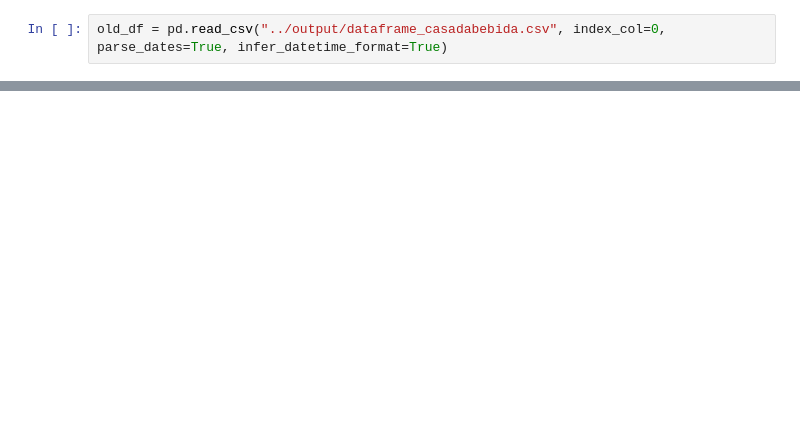
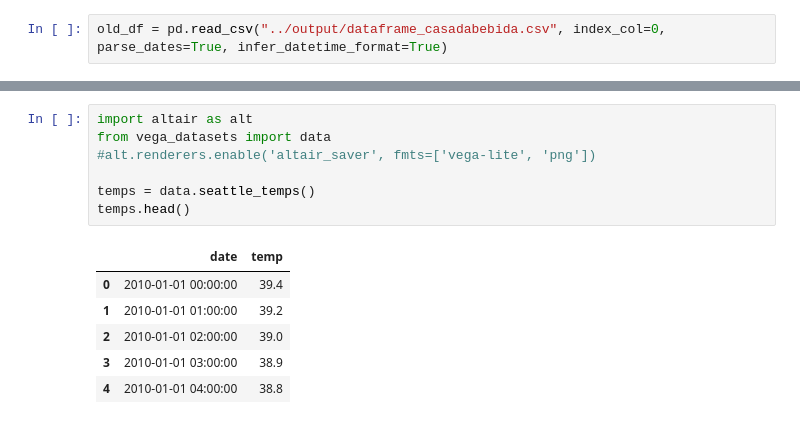
Before and after one commit to rsilveira79/whisky_trends_BR, a Jupyter notebook: notebooks/whisky_crawler.ipynb, the cells around one changed output, grey strips where cells are left out. Drawn from its saved outputs; the diff is of its cells as text; blank space fills up the shorter version.

Commit message:
plotting with altair

```diff
--- a/notebooks/whisky_crawler.ipynb
+++ b/notebooks/whisky_crawler.ipynb
@@ -192,0 +200,14 @@ old_df
+# %%
+import altair as alt
+from vega_datasets import data
+#alt.renderers.enable('altair_saver', fmts=['vega-lite', 'png'])
+
+temps = data.seattle_temps()
+temps.head()
+# %% [output]
+|  | date | temp |
+| 0 | 2010-01-01 00:00:00 | 39.4 |
+| 1 | 2010-01-01 01:00:00 | 39.2 |
+| 2 | 2010-01-01 02:00:00 | 39.0 |
+| 3 | 2010-01-01 03:00:00 | 38.9 |
+| 4 | 2010-01-01 04:00:00 | 38.8 |
```
Also changed, not shown: parts of 16 cells of this notebook, 4 other files.
